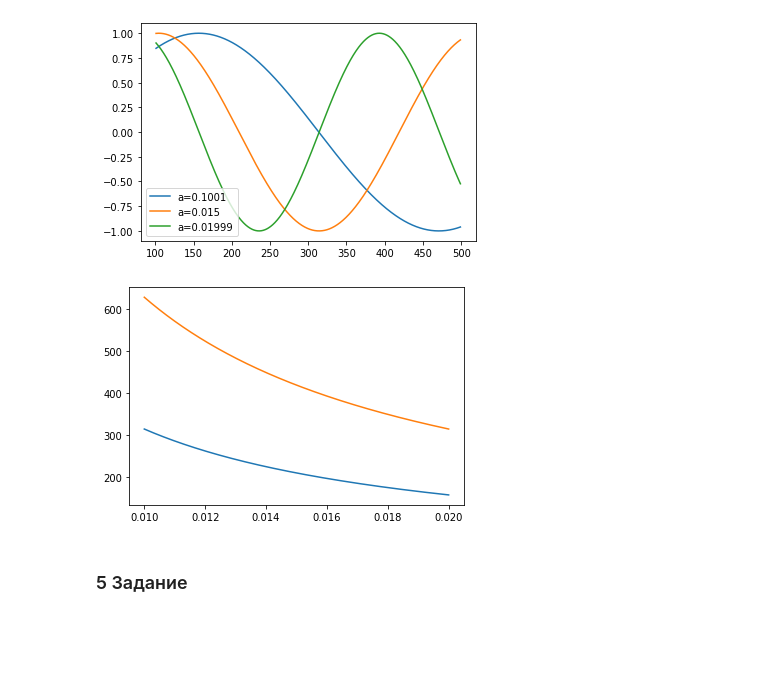
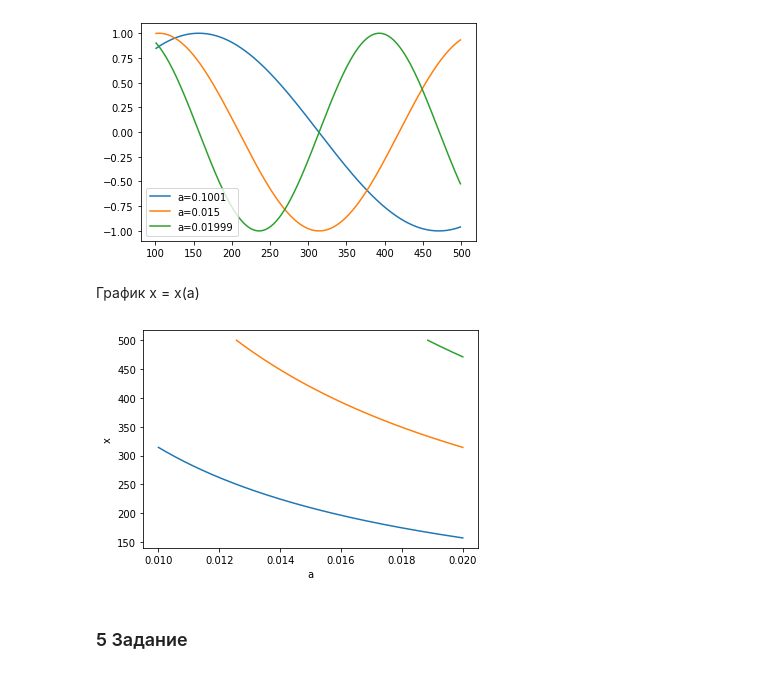
Before and after one commit to Snusmi/GB_FurtherMath_intro, a Jupyter notebook: Lesson4/Lesson4.ipynb, the cells around one changed output. Cells and saved outputs as stored; diff of their text form; code cells hidden in the pictures; blank space fills up the shorter version.

```diff
--- a/Lesson4/Lesson4.ipynb
+++ b/Lesson4/Lesson4.ipynb
@@ -75,33 +89,35 @@ plt.legend()
 plt.show()
 # %% [output]
 [figure]
+# %% [markdown]
+График x = x(a)
 # %%
 def func_x(a):
     return np.pi/a
 
 def func_x2(a):
     return 2*np.pi/a
 
 def func_x3(a):
-    x=[]
-    for element in a:
-        num = 2*np.pi/element
-        if num > 100 and num < 500:
-            x = np.append(x,num)
-    return x
+    return 3*np.pi/a
 
-a = np.linspace(0.01,0.02,1000)
+
+a1 = np.linspace(0.01,0.02,1000)
+a2 = np.linspace(2*np.pi/500,0.02,1000)
+a3 = np.linspace(3*np.pi/500,0.02,1000)
 x = func_x(a)
-x2 = func_x2(a)
-y = np.sin(x)
-
+x2 = func_x2(a2)
+x3 = func_x3(a3)
 fig = plt.figure()
 ax = fig.add_subplot(111)
 ax.plot(a, x)
-ax.plot(a, x2)
+ax.plot(a2, x2)
+ax.plot(a3, x3)
+plt.xlabel("a")
+plt.ylabel("x")
 plt.show()
 # %% [output]
-[figure, old version]
+[figure, new version]
 # %% [markdown]
 ### 5 Задание
 # %% [markdown]
```
Also changed, not shown: parts of 5 cells of this notebook, 1 other file.
